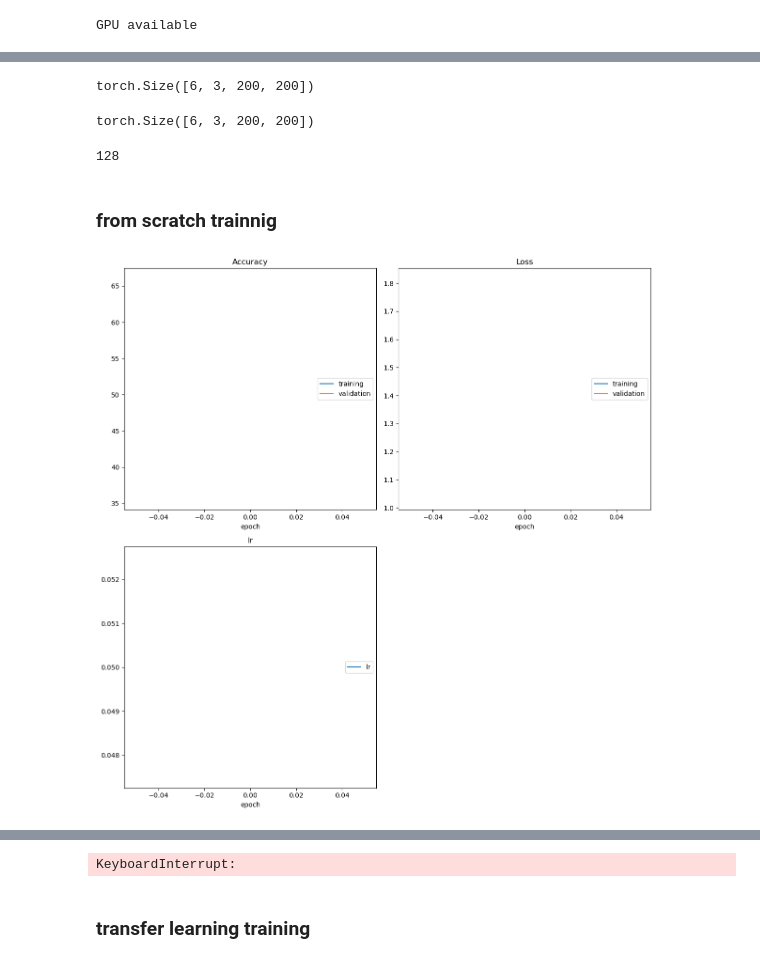
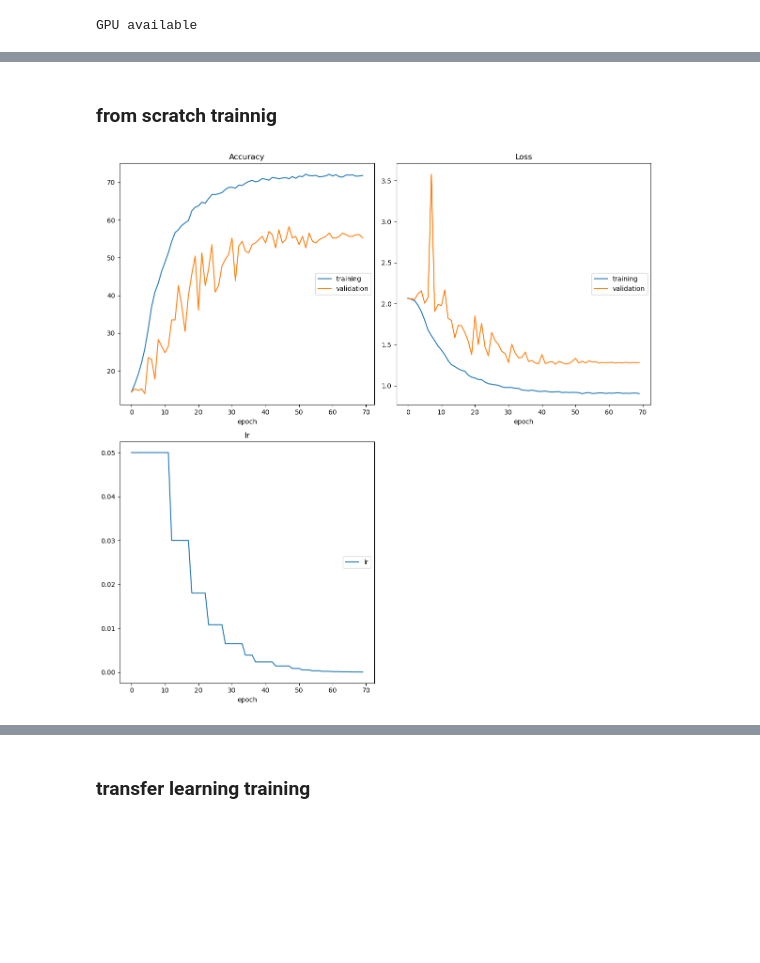
Before and after one commit to faisaluty25/videoEmotionRecognition, a Jupyter notebook: image_training.ipynb, the cells around one changed output, grey strips where cells are left out. Cells and saved outputs as stored; diff of their text form; code cells hidden in the pictures; blank space fills up the shorter version.

```diff
--- a/image_training.ipynb
+++ b/image_training.ipynb
@@ -64,27 +9,13 @@ len(labels.unique())
-# %%
-images[0].shape
-# %% [output]
-torch.Size([6, 3, 200, 200])
-# %%
-from src.train import to_device
-images, labels=to_device(images, labels)
-images[0].shape
-# %% [output]
-torch.Size([6, 3, 200, 200])
-# %%
-len(labels)
-# %% [output]
-128
 # %%
 # trainnig parameters
 print_model=0
 batch_size = 512  # size of the minibatch for stochastic gradient descent (or Adam)
-num_epochs = 20     # number of epochs for training
+num_epochs = 70     # number of epochs for training
 num_classes = 8       # number of classes. Do not change this
 learning_rate =0.05*(0.6)**0  # Learning rate for SGD (or Adam)
 weight_decay = 0.001     # regularization. Increase this to combat overfitting
 momentum=0.9
-accumulation_steps=2
+accumulation_steps=1
 model_name= "MyModel2"
 suffix=''
 # %% [markdown]
@@ -126,32 +57,32 @@ def step(loss ,epoch=None):
 
 def loss(output,target):
     #target=F.one_hot(target, num_classes).float()
     return F.cross_entropy(output, target,label_smoothing=0.03)
 
 
 
 
 s_epoch=load_model(model_name+suffix,model)
 if print_model:
     print(f"model {model_name} has :{sum(p.numel() for p in model.parameters())/1e6} M parameters ")
     print(f"Effictive W>0.01 precentage: ")
     print('\n'.join('layer {} has : {}'.format(n,torch.sum(torch.abs(p)>0.01)/p.numel()) for n, p in model.named_parameters()))
 #replace_insatance(model,torch.nn.LeakyReLU, models.Swish())
 #print(model)
 
 optimize(
     data_loaders,
     model,
     optimizer,
     loss,
     s_epoch=s_epoch,
     n_epochs=num_epochs,
     model_name=model_name+suffix,
     step=step,
     accumulation_steps=accumulation_steps,
-    run_logs=False,
+    run_logs=True,
     interactive_tracking=True
 
 )
 # %% [output]
-[figure, old version]
+[figure, new version]
@@ -160,4 +90,3 @@ New max accuracy: 35.652172. Saving model ...
-KeyboardInterrupt:
 # %% [markdown]
 ### transfer learning training
 # %%
```
Also changed, not shown: parts of 12 cells of this notebook, 9 other files.
